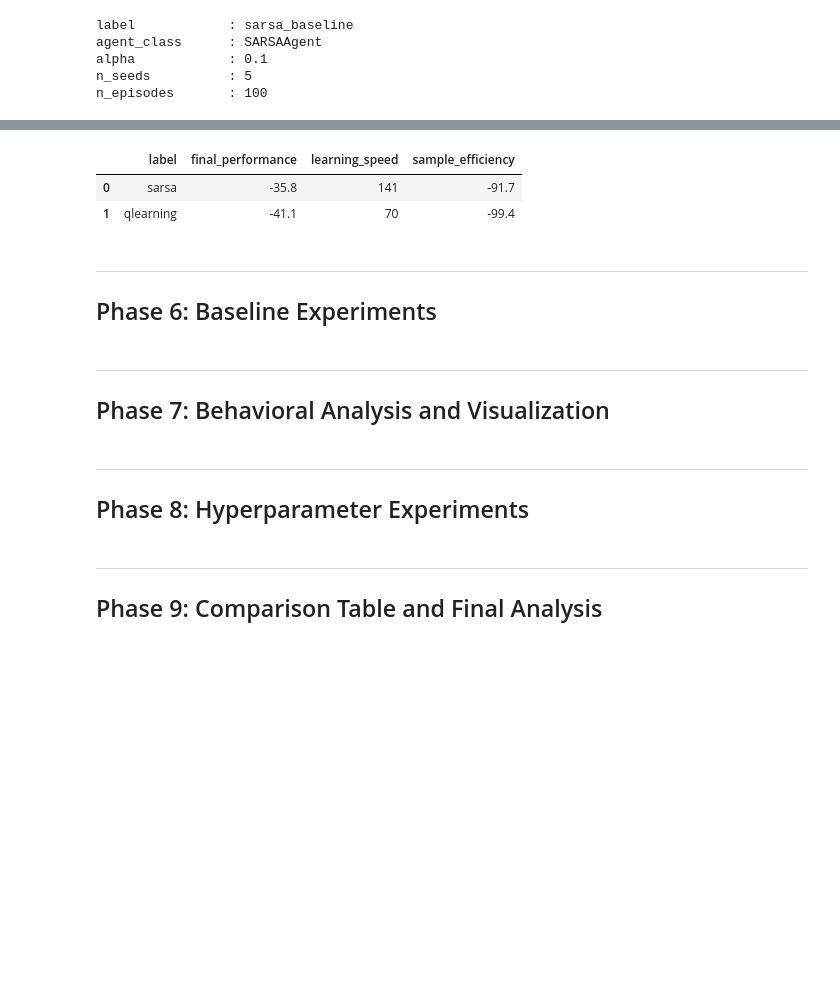
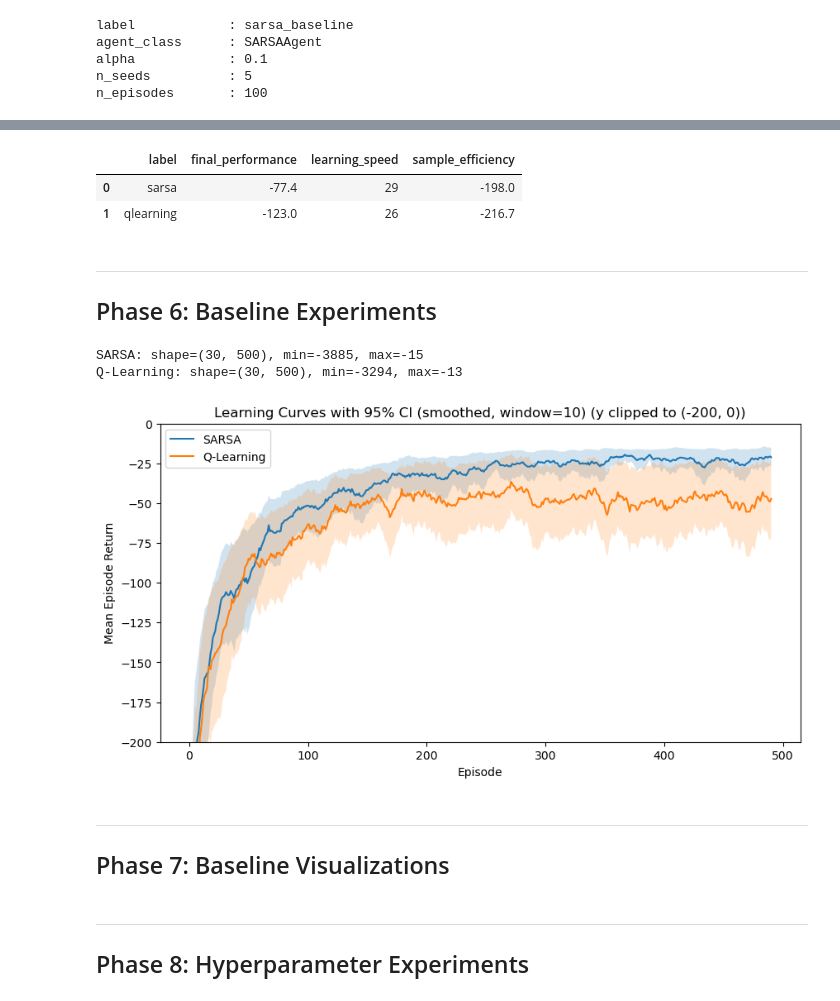
Before and after one commit to craig-rudman/MSDS684, a Jupyter notebook: W4/ipynb/development.ipynb, the cells around one changed output, grey strips where cells are left out. Drawn from its saved outputs; the diff is of its cells as text; code cells hidden in the pictures; blank space fills up the shorter version.

```diff
--- a/W4/ipynb/development.ipynb
+++ b/W4/ipynb/development.ipynb
@@ -386,28 +386,25 @@ sample_efficiency  : -91.0  (mean reward across all episodes -- normalized AUC)
 # %%
 # Demo 3: ExperimentSuite -- run SARSA vs Q-learning and show comparison table
 from experiment import ExperimentConfig, ExperimentSuite
 from agents import SARSAAgent, QLearningAgent
 from schedules import ConstantSchedule
 from environment import EnvironmentManager
 
 env = EnvironmentManager()
 configs = [
-    ExperimentConfig('sarsa',    SARSAAgent,     alpha=0.1, epsilon_schedule=ConstantSchedule(0.1), n_seeds=5, n_episodes=200),
-    ExperimentConfig('qlearning', QLearningAgent, alpha=0.1, epsilon_schedule=ConstantSchedule(0.1), n_seeds=5, n_episodes=200),
+    ExperimentConfig('sarsa',    SARSAAgent,     alpha=0.1, epsilon_schedule=ConstantSchedule(0.1), n_seeds=5, n_episodes=50),
+    ExperimentConfig('qlearning', QLearningAgent, alpha=0.1, epsilon_schedule=ConstantSchedule(0.1), n_seeds=5, n_episodes=50),
 ]
 suite = ExperimentSuite(configs, env)
 suite.run()
 suite.summarize().round(1)
 # %% [output]
 |  | label | final_performance | learning_speed | sample_efficiency |
-| 0 | sarsa | -35.8 | 141 | -91.7 |
-| 1 | qlearning | -41.1 | 70 | -99.4 |
+| 0 | sarsa | -77.4 | 29 | -198.0 |
+| 1 | qlearning | -123.0 | 26 | -216.7 |
 # %% [markdown]
 ---
 ## Phase 6: Baseline Experiments
-# %% [markdown]
----
-## Phase 7: Behavioral Analysis and Visualization
 # %%
 # TODO: Run baseline experiment
 #   SARSA vs Q-learning, default params: alpha=0.1, epsilon=0.1 (constant), 30 seeds, 500 episodes
@@ -421,3 +412,24 @@ suite.summarize().round(1)
-# %% [markdown]
----
-## Phase 8: Hyperparameter Experiments
+# %%
+import sys
+sys.path.insert(0, '../src')
+import warnings
+warnings.filterwarnings('ignore', category=DeprecationWarning)
+
+from experiment import ExperimentConfig, ExperimentSuite
+from agents import SARSAAgent, QLearningAgent
+from schedules import ConstantSchedule
+from environment import EnvironmentManager
+
+env = EnvironmentManager()
+configs = [
+    ExperimentConfig('SARSA',      SARSAAgent,     alpha=0.1, epsilon_schedule=ConstantSchedule(0.1), n_seeds=30, n_episodes=500),
+    ExperimentConfig('Q-Learning', QLearningAgent, alpha=0.1, epsilon_schedule=ConstantSchedule(0.1), n_seeds=30, n_episodes=500),
+]
+suite = ExperimentSuite(configs, env)
+results = suite.run()
+
+for r in results:
+    print(f"{r.config.label}: shape={r.reward_matrix.shape}, min={r.reward_matrix.min():.0f}, max={r.reward_matrix.max():.0f}")
+# %% [output]
+SARSA: shape=(30, 500), min=-3885, max=-15
+Q-Learning: shape=(30, 500), min=-3294, max=-13
@@ -424,3 +442,12 @@ suite.summarize().round(1)
+# %%
+from visualization import Visualizer
+
+Visualizer(env).plot_learning_curves(results, ylim=(-200, 0), smooth_window=10)
+# %% [output]
+[figure, added]
+# %% [markdown]
+---
+## Phase 7: Baseline Visualizations
 # %%
 # TODO: Visualize learned policy as arrows on the grid
 #   Greedy action at each state shown as directional arrow
@@ -437,9 +464,9 @@ suite.summarize().round(1)
 # TODO: Document behavioral differences
 #   Explain safe path vs cliff-hugging path in terms of on-policy vs off-policy TD targets
 #   Connect to Sutton & Barto Ch. 6 discussion of SARSA vs Q-learning on CliffWalking
-# %% [markdown]
----
-## Phase 9: Comparison Table and Final Analysis
+# %% [markdown]
+---
+## Phase 8: Hyperparameter Experiments
 # %%
 # TODO: Experiment with step-size alpha
 #   Compare alpha in [0.05, 0.1, 0.3, 0.5] for both agents
```
Also changed, not shown: parts of 10 cells of this notebook, 2 other files.
